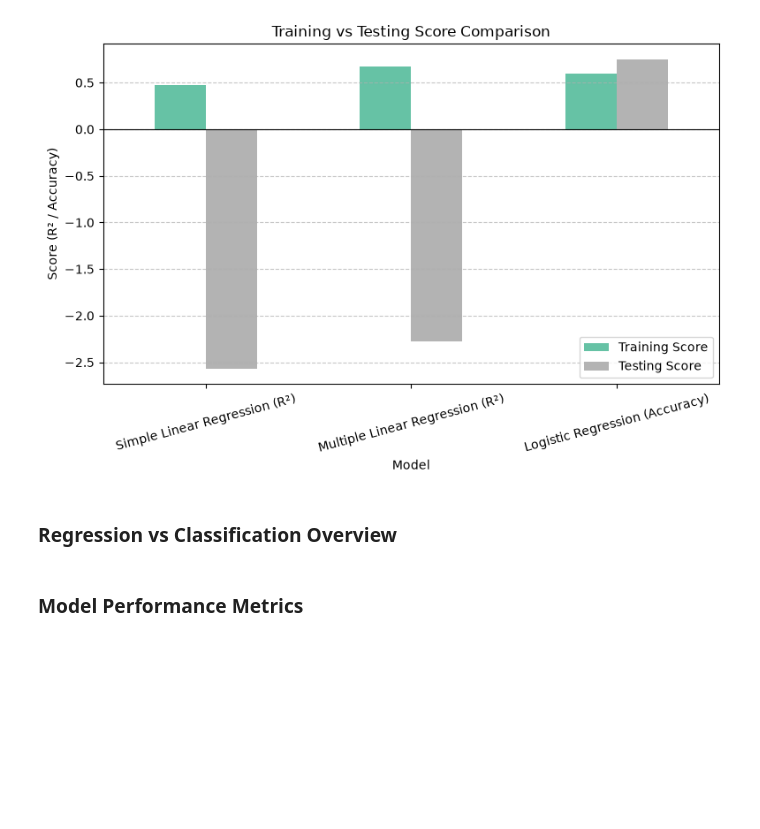
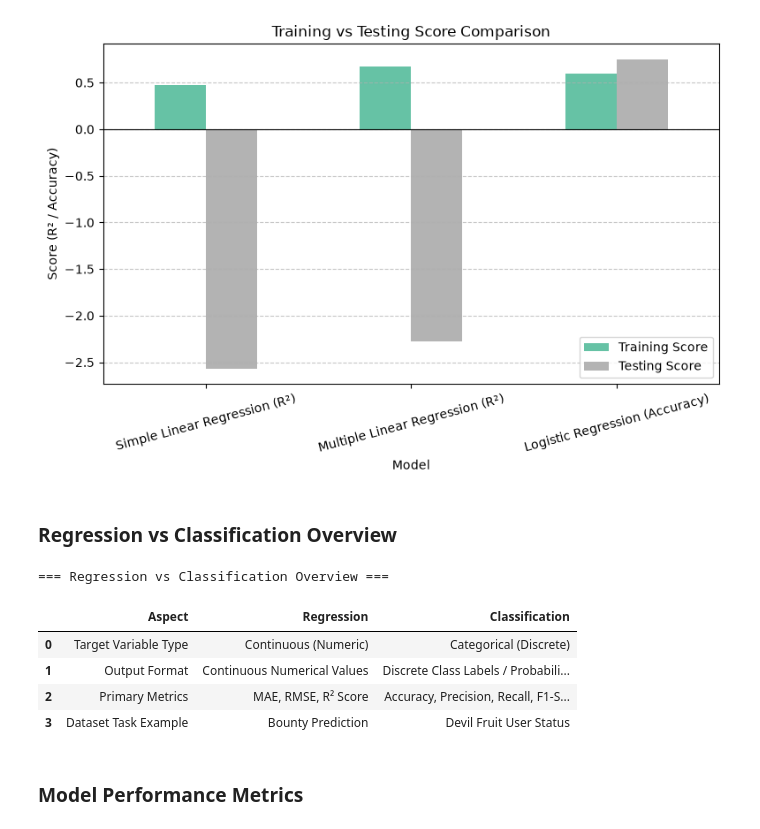
Before and after one commit to Witsanu6767/LAB, a Jupyter notebook: My_โปรจุค/ML_CPE/LAB3-ml/Lab3.3_code.ipynb, the cells around one changed output. Saved outputs shown, nothing was run; the diff lists cells and outputs as text; code cells hidden in the pictures; blank space fills up the shorter version.

```diff
--- a/My_โปรจุค/ML_CPE/LAB3-ml/Lab3.3_code.ipynb
+++ b/My_โปรจุค/ML_CPE/LAB3-ml/Lab3.3_code.ipynb
@@ -128,5 +128,22 @@ plt.show()
 [figure]
 # %% [markdown]
 ### Regression vs Classification Overview
+# %%
+# Task Overview Table
+task_comparison = pd.DataFrame({
+    'Aspect': ['Target Variable Type', 'Output Format', 'Primary Metrics', 'Dataset Task Example'],
+    'Regression': ['Continuous (Numeric)', 'Continuous Numerical Values', 'MAE, RMSE, R² Score', 'Bounty Prediction'],
+    'Classification': ['Categorical (Discrete)', 'Discrete Class Labels / Probabilities', 'Accuracy, Precision, Recall, F1-Score', 'Devil Fruit User Status']
+})
+
+print("=== Regression vs Classification Overview ===")
+display(task_comparison)
+# %% [output]
+=== Regression vs Classification Overview ===
+|  | Aspect | Regression | Classification |
+| 0 | Target Variable Type | Continuous (Numeric) | Categorical (Discrete) |
+| 1 | Output Format | Continuous Numerical Values | Discrete Class Labels / Probabili... |
+| 2 | Primary Metrics | MAE, RMSE, R² Score | Accuracy, Precision, Recall, F1-S... |
+| 3 | Dataset Task Example | Bounty Prediction | Devil Fruit User Status |
 # %% [markdown]
 ### Model Performance Metrics
```
